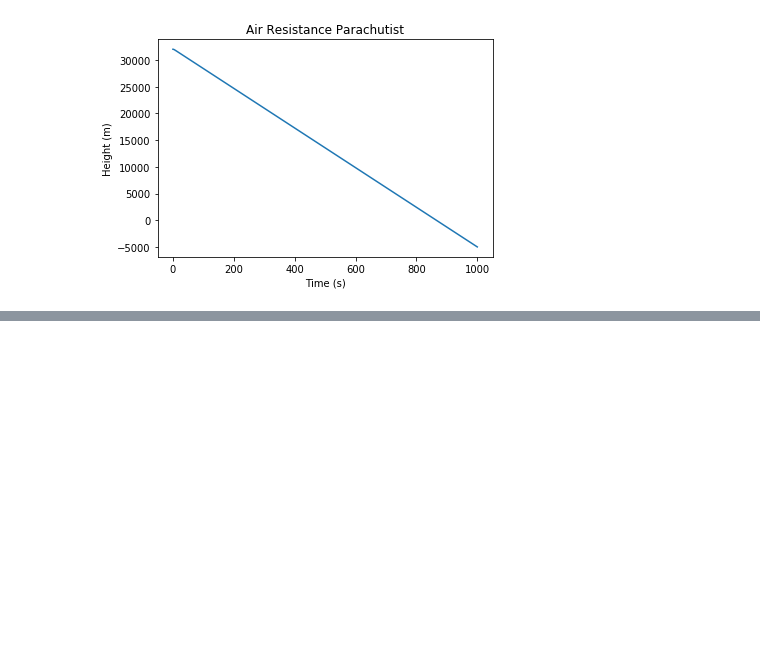
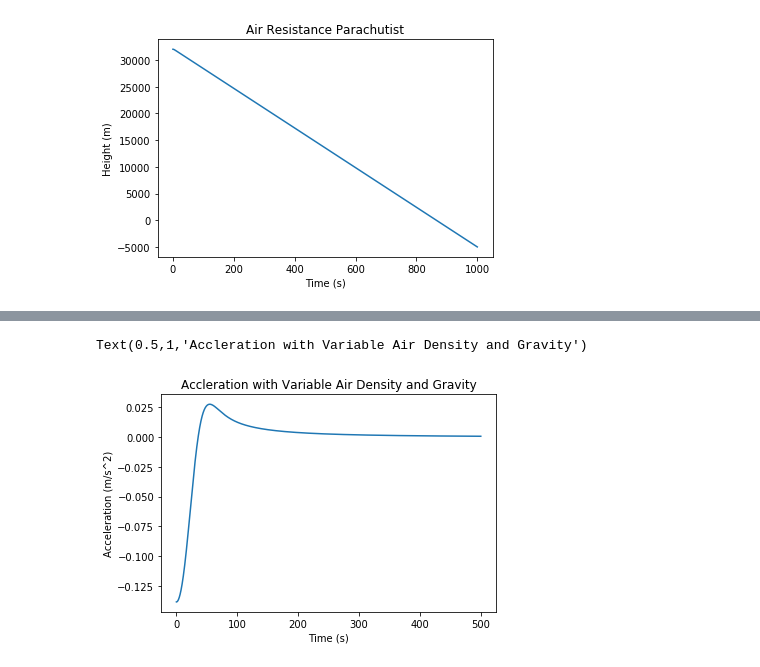
Before and after one commit to austinbeauch/thirdyearphys, a Jupyter notebook: 321A/a1.ipynb, the cells around one changed output, grey strips where cells are left out. Cells and saved outputs as stored; diff of their text form; code cells hidden in the pictures; blank space fills up the shorter version.

```diff
--- a/321A/a1.ipynb
+++ b/321A/a1.ipynb
@@ -54,0 +90,13 @@ The parachutist hit the ground at 854s.
+# %%
+y = sol[:, 0]
+v = sol[:, 1]
+c2 = 0.5 * np.exp(-y/H)
+g = 9.8 / ((1 + y/Re)**2)
+F = -(c2/m) * v *np.abs(v) - g
+a = F/m
+# %%
+plt.plot(times3, a)
+plt.xlabel("Time (s)"); plt.ylabel("Acceleration (m/s^2)"); plt.title("Accleration with Variable Air Density and Gravity")
+# %% [output]
+Text(0.5,1,'Accleration with Variable Air Density and Gravity')
+[figure, added]
```
Also changed, not shown: parts of 11 cells of this notebook.
